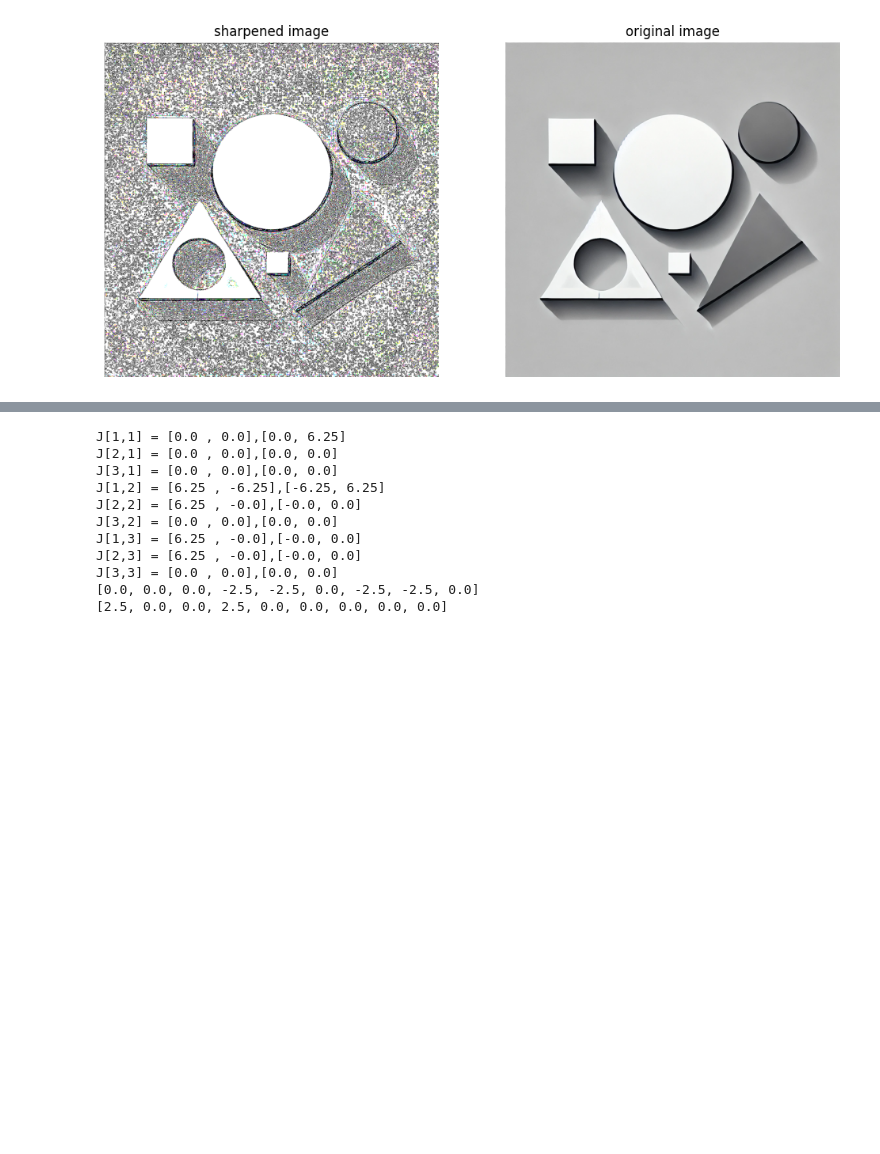
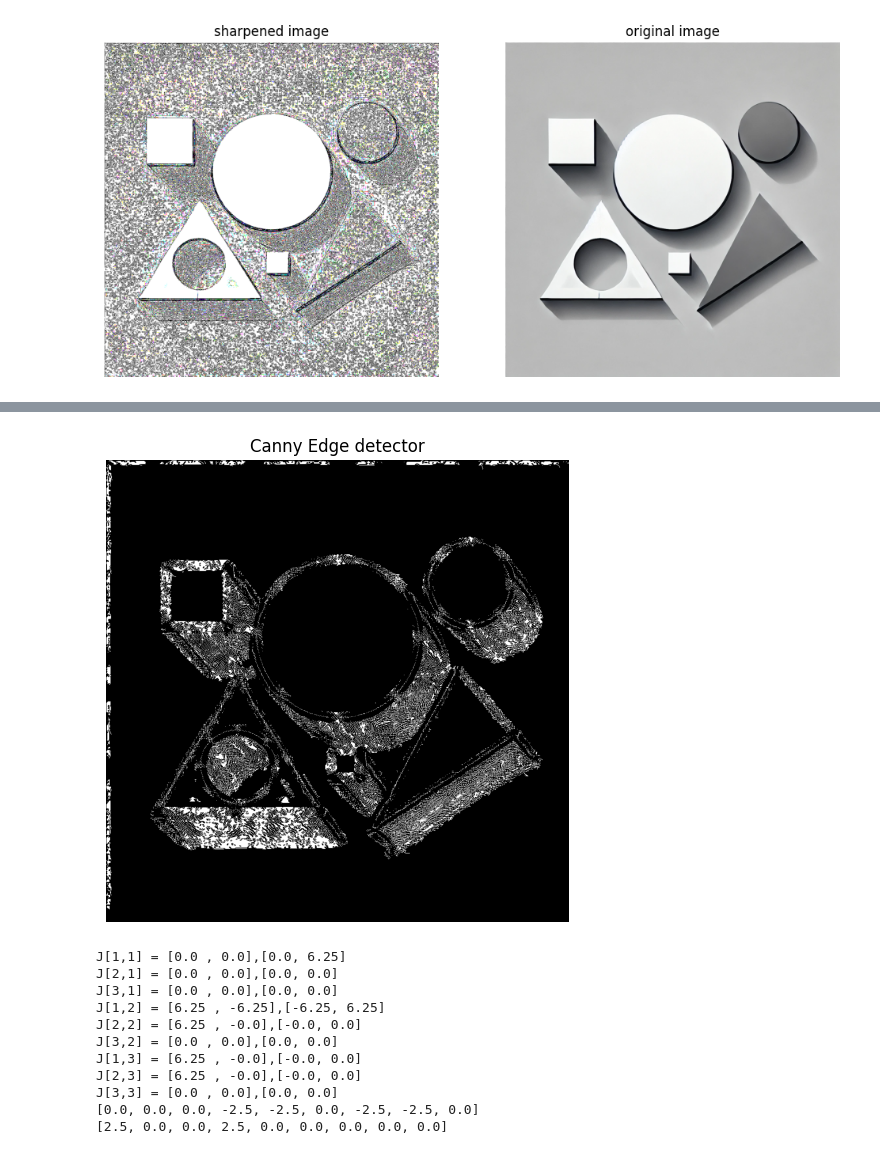
Before and after one commit to Jaseelkt007/ML, a Jupyter notebook: Computer_vision_basics.ipynb, the cells around one changed output, grey strips where cells are left out. Cells and saved outputs as stored; diff of their text form; code cells hidden in the pictures; blank space fills up the shorter version.

```diff
--- a/Computer_vision_basics.ipynb
+++ b/Computer_vision_basics.ipynb
@@ -149,3 +106,101 @@ plt.show()
+# %%
+# Canny Edge detection
+import scipy.ndimage as ndimage
+from scipy.ndimage import sobel
+
+def guassian_blur(image , sigma= 1):
+    return ndimage.gaussian_filter(image , sigma=sigma)
+
+
+def compute_gradient_magnitude(image):
+    # Ensure the image is grayscale
+    if image.ndim == 3:
+        image = np.mean(image, axis=2)  # Convert to grayscale
+    # Calculate gradients using Sobel operator
+    dx = sobel(image, axis=0)  # Horizontal gradient
+    dy = sobel(image, axis=1)  # Vertical gradient
+    magnitude = np.sqrt(dx**2 + dy**2)
+    angle = np.arctan2(dy, dx)  # Gradient direction in radians
+    return magnitude, angle
+
+def non_max_suppression(magnitude, angle):
+    M, N = magnitude.shape
+    Z = np.zeros((M, N), dtype=np.float32)
+    angle = np.rad2deg(angle) % 180  # Normalize angles to fall between 0-180
+
+    for i in range(1, M-1):
+        for j in range(1, N-1):
+            # Find neighbors in the gradient direction
+            q = 255
+            r = 255
+            # Determine neighbors based on the angle
+            if (0 <= angle[i, j] < 22.5) or (157.5 <= angle[i, j] < 180):
+                q = magnitude[i, j+1] # get the vertical neighbours value for horizontal gradient
+                r = magnitude[i, j-1]
+            elif (22.5 <= angle[i, j] < 67.5):
+                q = magnitude[i+1, j-1]
+                r = magnitude[i-1, j+1]
+            elif (67.5 <= angle[i, j] < 112.5):
+                q = magnitude[i+1, j]
+                r = magnitude[i-1, j]
+            elif (112.5 <= angle[i, j] < 157.5):
+                q = magnitude[i-1, j-1]
+                r = magnitude[i+1, j+1]
+
+            if magnitude[i, j] >= q and magnitude[i, j] >= r: # compare with gradient of neighbours
+                Z[i, j] = magnitude[i, j]
+            else:
+                Z[i, j] = 0
+
+    return Z
+
+def threshold(mag,high_threshold, low_threshold):
+    high_thresh = np.max(mag) * high_threshold # percentage of maximum gradient -> higher threshold
+    low_thresh = high_thresh * low_threshold
+    strong = np.float32(255)
+    weak = np.float32(25)
+
+    strong_i, strong_j = np.where(mag >= high_thresh)
+    weak_i, weak_j = np.where((mag < high_thresh) & (mag >= low_thresh))
+
+    result = np.zeros(mag.shape, dtype=np.float32)
+    result[strong_i, strong_j] = strong
+    result[weak_i, weak_j] = weak
+    return result, weak, strong
+
+def hysteresis(image, weak, strong):
+    M, N = image.shape
+    for i in range(1, M-1):
+        for j in range(1, N-1):
+            if image[i, j] == weak:
+                if np.max(image[i-1:i+2, j-1:j+2]) == strong:
+                    image[i, j] = strong
+                else:
+                    image[i, j] = 0
+    return image
+
+
+sigma = 5 # variance
+image = img_array
+low_threshold = 0.05
+high_threshold = 0.25
+blurred_img = guassian_blur(image , sigma=sigma) # blur the image reduce noise and high frequency components(avoid aliasing)
+
+#threshold = 11
+gradient_mag , gradient_angle = compute_gradient_magnitude(blurred_img)
+suppressed_edges = non_max_suppression(gradient_mag, gradient_angle)
+threshold_edges , weak , strong = threshold(suppressed_edges, low_threshold, high_threshold)
+final_edges = hysteresis(threshold_edges, weak=25, strong=255)
+
+plt.figure(figsize=(12,6))
+
+plt.imshow(final_edges, cmap='gray')
+plt.title("Canny Edge detector")
+plt.axis('off')
+
+plt.show()
+# %% [output]
+[figure, added]
 # %%
  import numpy as np
  A = np.array([[0,0,0,0,0],
```
Also changed, not shown: parts of 2 cells of this notebook.
